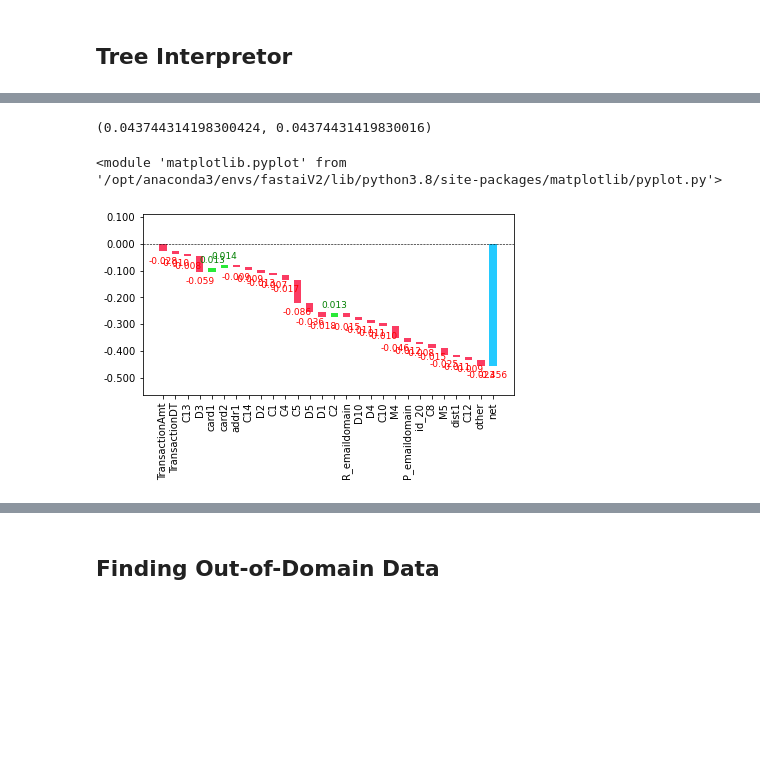
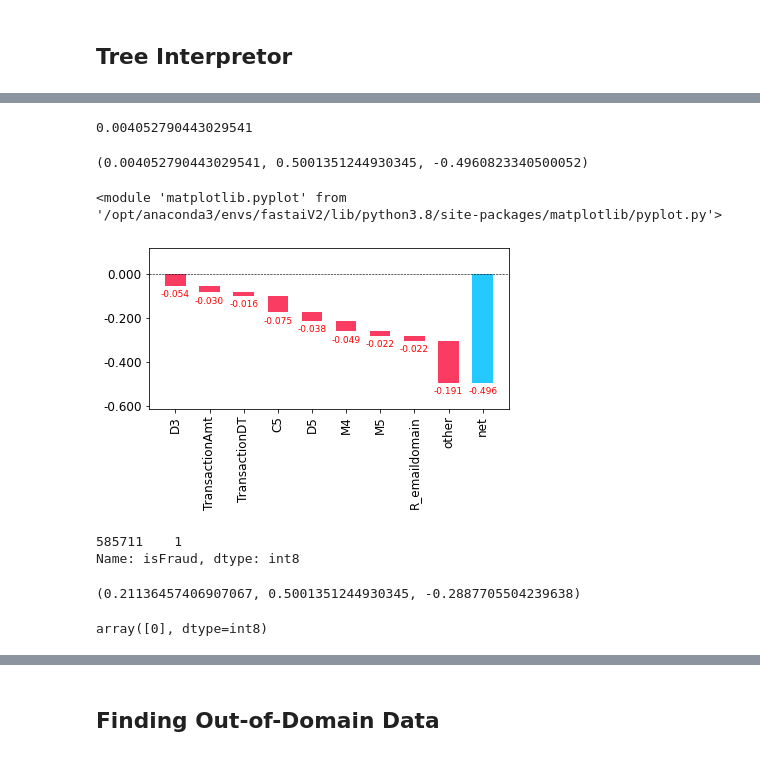
Before and after one commit to BoronII/fraud-detection-pytorch-scikit-fastai, a Jupyter notebook: 02_RF without feature engineering and without V features.ipynb, the cells around one changed output, grey strips where cells are left out. Cells and saved outputs as stored; diff of their text form; code cells hidden in the pictures; blank space fills up the shorter version.

```diff
--- a/02_RF without feature engineering and without V features.ipynb
+++ b/02_RF without feature engineering and without V features.ipynb
@@ -1002,10 +1004,29 @@ prediction,bias,contributions = treeinterpreter.predict(m, row.values)
+# %%
+prediction[0,1]
+# %% [output]
+0.004052790443029541
 # %%
-prediction[0,1],bias[0,1] + contributions[0].sum(axis=0)[1]
+prediction[0,1], bias[0,1], contributions[0].sum(axis=0)[1]
 # %% [output]
-(0.043744314198300424, 0.04374431419830016)
+(0.004052790443029541, 0.5001351244930345, -0.4960823340500052)
 # %%
-waterfall(valid_xs_imp.columns, contributions[0][:,1], threshold=0.08,
+waterfall(valid_xs_imp.columns, contributions[0][:,1], threshold=0.2,
           rotation_value=90, formatting='{:,.3f}')
 # %% [output]
 <module 'matplotlib.pyplot' from '/opt/anaconda3/envs/fastaiV2/lib/python3.8/site-packages/matplotlib/pyplot.py'>
-[figure, old version]
+[figure, new version]
+# %%
+valid_y[76:77]
+# %% [output]
+585711    1
+Name: isFraud, dtype: int8
+# %%
+row = valid_xs_imp[76:77]
+prediction,bias,contributions = treeinterpreter.predict(m, row.values)
+prediction[0,1], bias[0,1], contributions[0].sum(axis=0)[1]
+# %% [output]
+(0.21136457406907067, 0.5001351244930345, -0.2887705504239638)
+# %%
+m.predict(row)
+# %% [output]
+array([0], dtype=int8)
```
Also changed, not shown: parts of 7 cells of this notebook, 2 other files.
